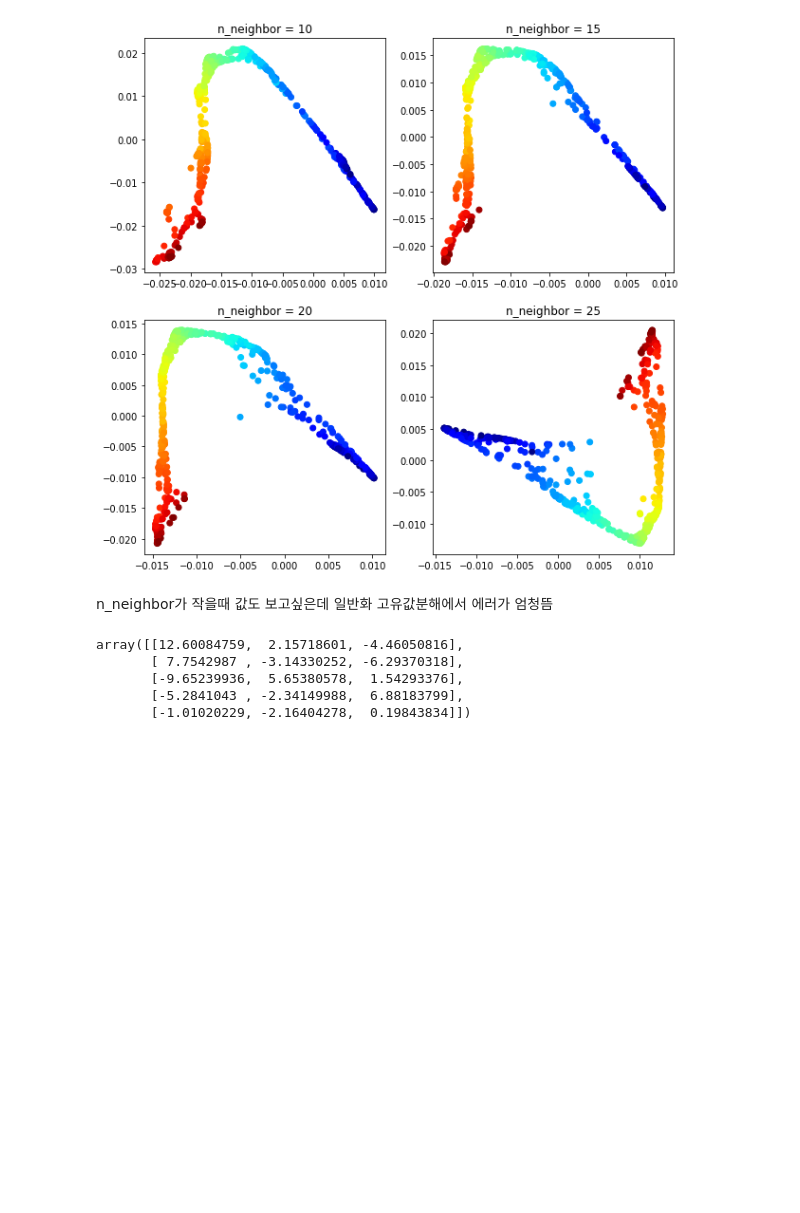
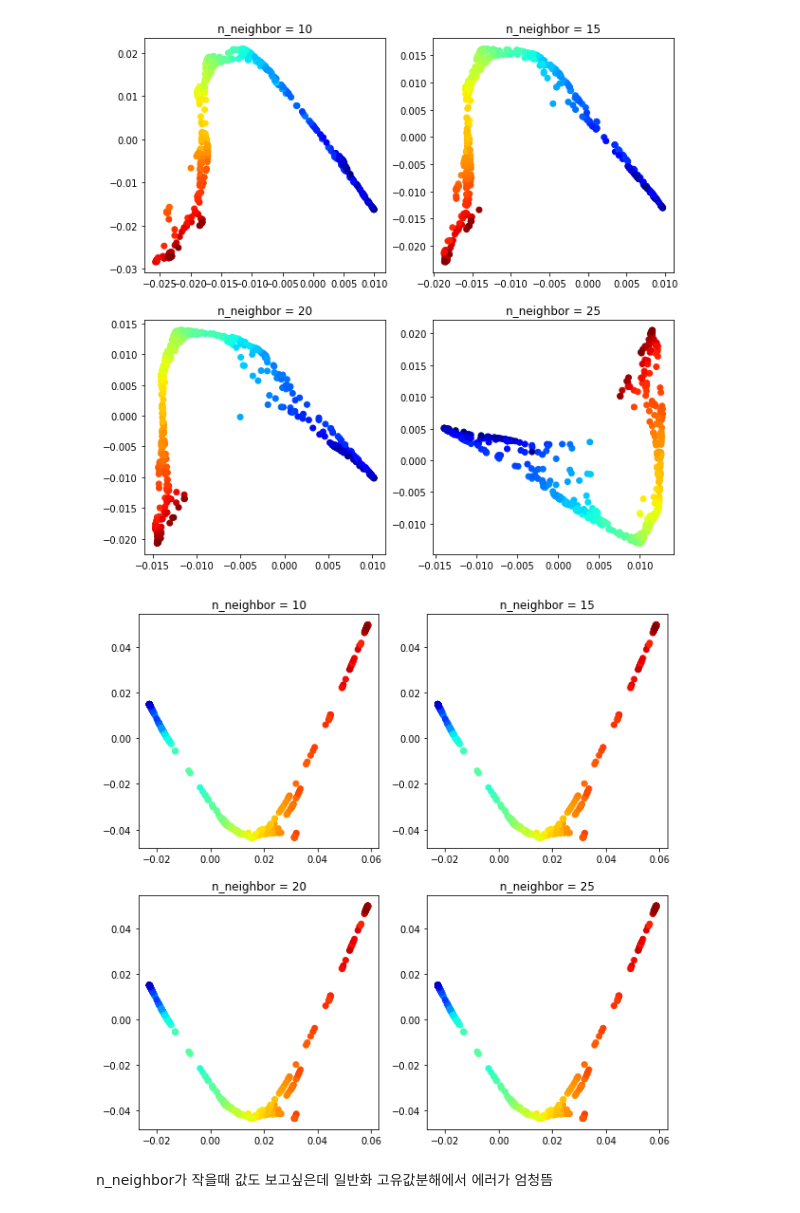
Before and after one commit to dslisleedh/from_scratch, a Jupyter notebook: dimension reduction/LaplacianEigenmaps.ipynb, the cells around one changed output. Drawn from its saved outputs; the diff is of its cells as text; code cells hidden in the pictures; blank space fills up the shorter version.

```diff
--- a/dimension reduction/LaplacianEigenmaps.ipynb
+++ b/dimension reduction/LaplacianEigenmaps.ipynb
@@ -35,7 +36,7 @@ class LE(object):
     def fit_transform(self, X):
         if isinstance(X, pd.DataFrame):
             X = X.to_numpy()
-        if X.shape[1] <= self.n_components:
+        if X.shape[1] < self.n_components:
             raise ValueError("n_components must be lower than original data's column numbers")
 
         #step1. construct graph G
@@ -102,14 +103,16 @@ for n_n in [10,15,20,25]:
     i = i + 1
 # %% [output]
 [figure]
+# %%
+fig, ax = plt.subplots(2,2, figsize = (10,10))
+i = 0
+for n_n in [10,15,20,25]:
+    le = SpectralEmbedding(affinity='rbf',n_components=2, n_neighbors= n_n, random_state = 42)
+    red = le.fit_transform(X)
+    ax[i//2,i%2].scatter(red[:,0], red[:,1], c = color, cmap = plt.cm.jet)
+    ax[i//2,i%2].set_title(f'n_neighbor = {n_n}')
+    i = i + 1
+# %% [output]
+[figure, added]
 # %% [markdown]
 n_neighbor가 작을때 값도 보고싶은데 일반화 고유값분해에서 에러가 엄청뜸
-# %%
-X = np.random.normal(scale = 5, size = 15).reshape(5,3)
-X
-# %% [output]
-array([[12.60084759,  2.15718601, -4.46050816],
-       [ 7.7542987 , -3.14330252, -6.29370318],
-       [-9.65239936,  5.65380578,  1.54293376],
-       [-5.2841043 , -2.34149988,  6.88183799],
-       [-1.01020229, -2.16404278,  0.19843834]])
```
Also changed, not shown: parts of 7 cells of this notebook, 1 other file.
